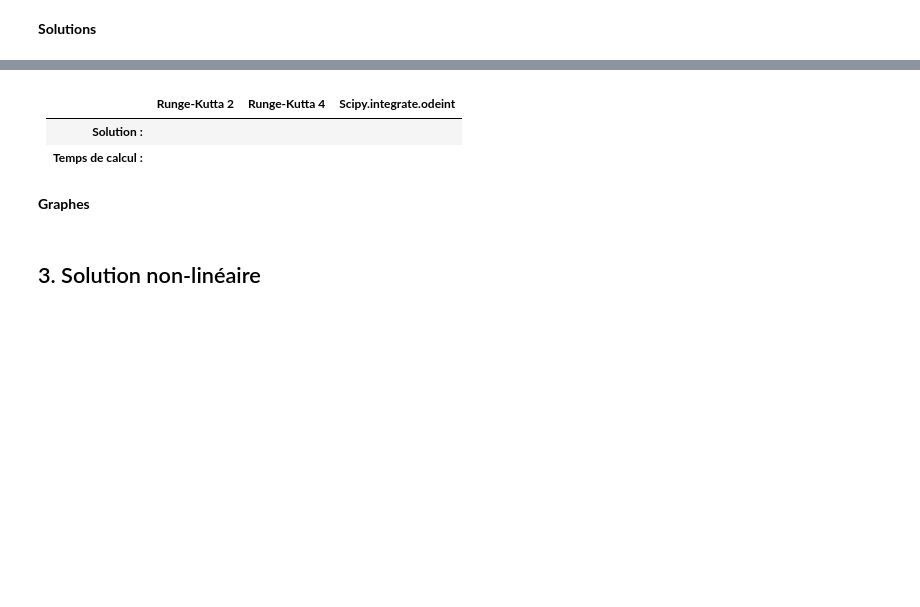
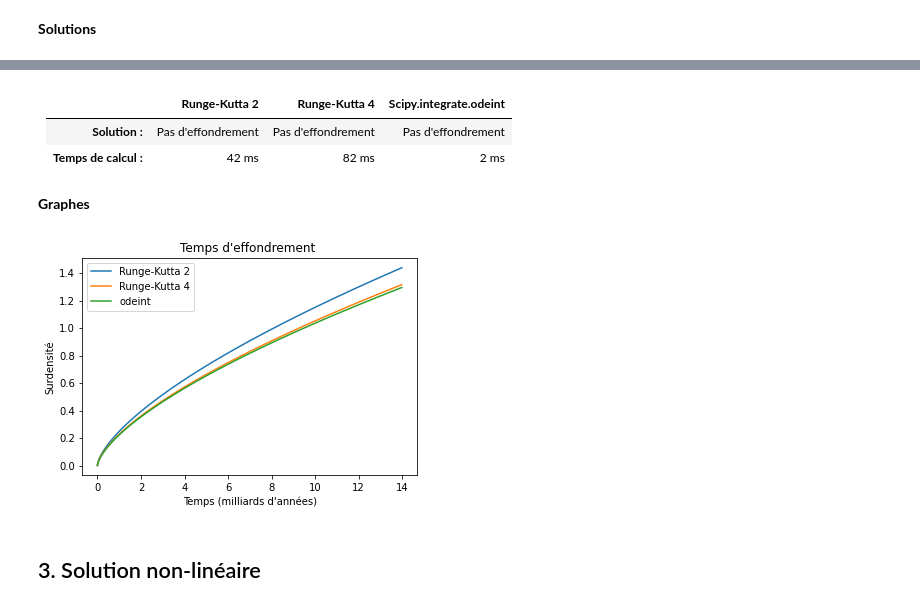
Before and after one commit to lukbrb/effspherique, a Jupyter notebook: Projet1-bis/ProjetNumerique.ipynb, the cells around one changed output, grey strips where cells are left out. Cells and saved outputs as stored; diff of their text form; code cells hidden in the pictures; blank space fills up the shorter version.

```diff
--- a/Projet1-bis/ProjetNumerique.ipynb
+++ b/Projet1-bis/ProjetNumerique.ipynb
@@ -91,6 +100,8 @@ def rk4_lin(delta_i, delta_eff):
     pi = delta_i * H(ti)
     delta_p = np.zeros((len(ttab), 2))
     delta_p[0, 0], delta_p[0, 1] = delta_i, pi
+
+    temps_eff = 0
     for n in range(1, len(ttab)):
         t = ttab[n]
         if (delta_p[n - 1, 0] and delta_p[n - 1, 1]) < delta_eff:
@@ -102,10 +113,11 @@ def rk4_lin(delta_i, delta_eff):
             delta_p[n, 0] = delta_p[n - 1, 0] + delta_p[n - 1, 1] * dt
         else:
             temps_eff = ttab[n]
-    if delta_p[-1, 0] != 0:
-        temps_eff = 0
-        print("La surdensité ne s'est pas encore effondrée ")
 
-    return delta_p
+    return delta_p, temps_eff
 # %% [markdown]
 **Solutions**
+# %%
+%%time
+lin_rk2, tlin_rk2 = rk2_lin(1e-3, 1e4)
+print('$t_{eff}=$', t_rk2)
@@ -111,0 +127,4 @@ def rk4_lin(delta_i, delta_eff):
+# %%
+%%time
+lin_rk4, tlin_rk4 = rk4_lin(1e-3, 1e4)
+print('Temps eff :', t_rk4)
@@ -111,0 +134,4 @@ def rk4_lin(delta_i, delta_eff):
+# %%
+%%time
+c_i = [1e-3, H(ti) * 1e-3]  # CONDITIONS INITIALES
+y = odeint(equation, c_i, ttab)
@@ -115,9 +143,20 @@ def rk4_lin(delta_i, delta_eff):
 
 |                       | **Runge-Kutta 2** | **Runge-Kutta 4** |  **Scipy.integrate.odeint** |
 |-----------------------|-------------------|-------------------|-----------------------------|
-| **Solution :**        |                   |                   |                             |
-| **Temps de calcul :** |                   |                   |                             |
+| **Solution :**        |Pas d'effondrement | Pas d'effondrement| Pas d'effondrement          |
+| **Temps de calcul :** |       42 ms       |       82 ms       |          2 ms               |
 # %% [markdown]
 **Graphes**
+# %%
+plt.title("Temps d'effondrement ")
+plt.plot(ttab_milliard, lin_rk2[:, 0], label='Runge-Kutta 2')
+plt.plot(ttab_milliard, lin_rk4[:, 0], label='Runge-Kutta 4')
+plt.plot(ttab_milliard, y[:, 0], label='odeint')
+plt.xlabel("Temps (milliards d'années)")
+plt.ylabel("Surdensité")
+plt.legend()
+plt.show()
+# %% [output]
+[figure, added]
 # %% [markdown]
 ## 3. Solution non-linéaire
```
Also changed, not shown: parts of 31 cells of this notebook, 6 other files.
